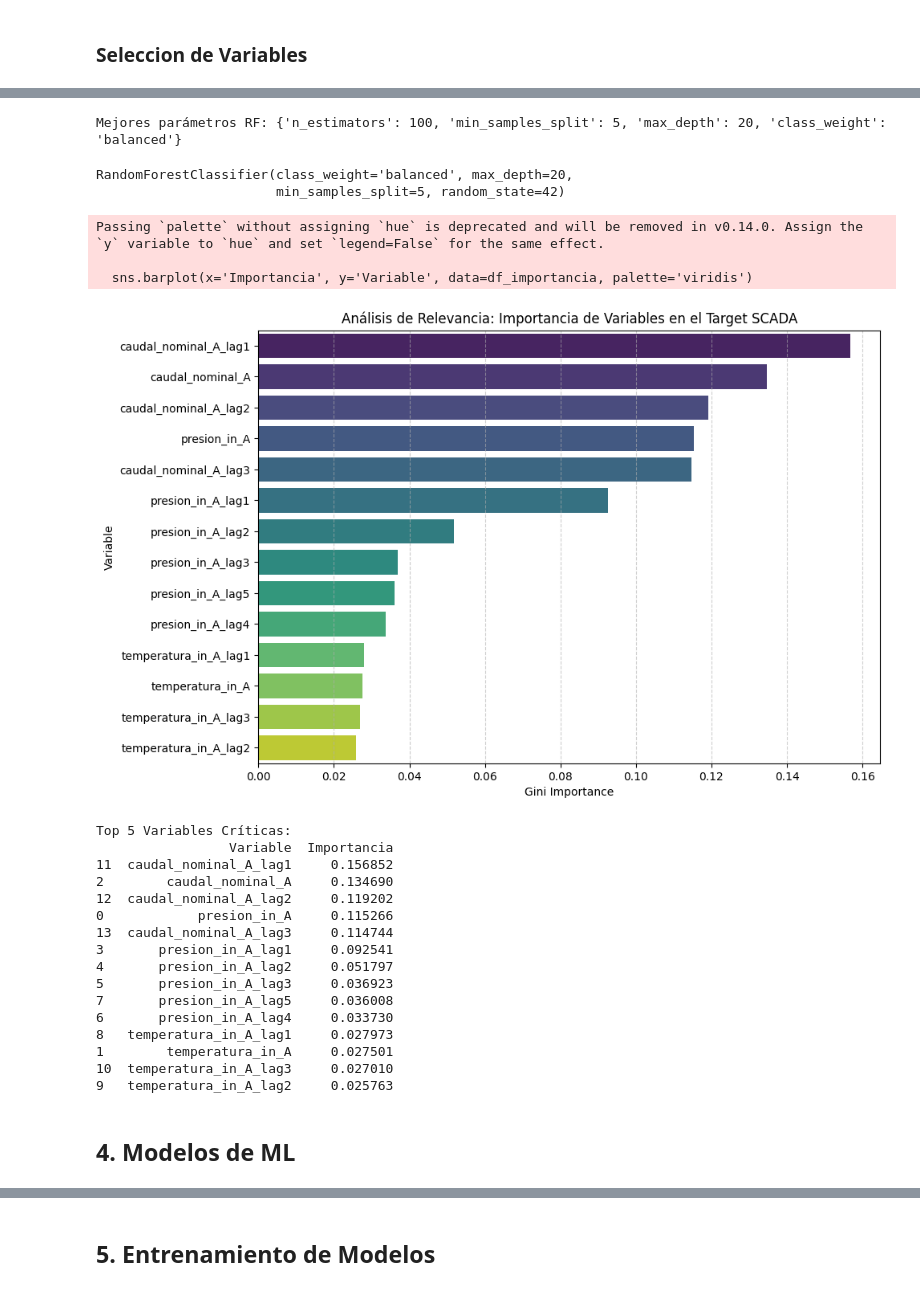
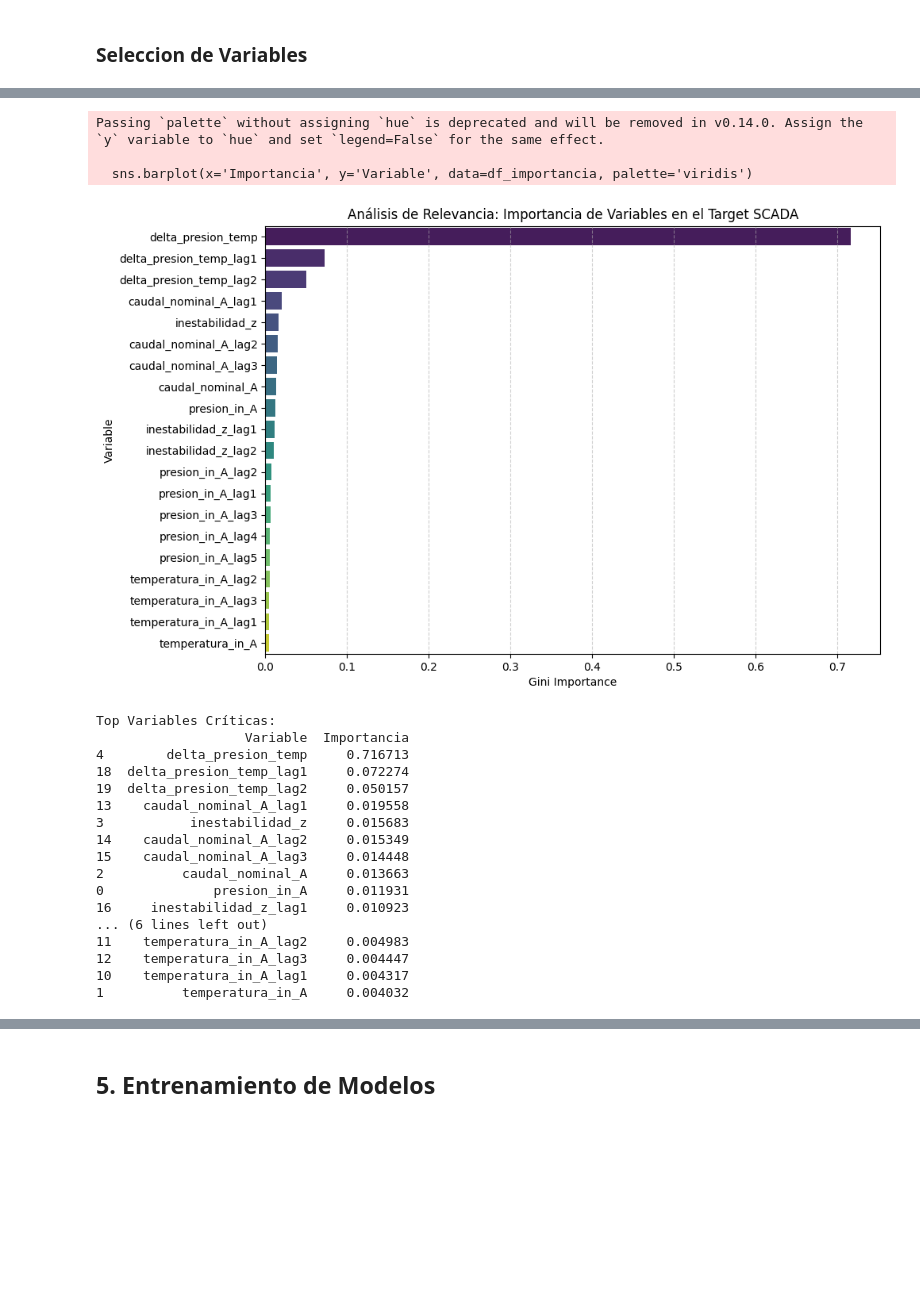
Before and after one commit to BryanInche/27.tfm_enagas_ia, a Jupyter notebook: notebooks/04_Modelado_Supervisado.ipynb, the cells around one changed output, grey strips where cells are left out. Saved outputs shown, nothing was run; the diff lists cells and outputs as text; code cells hidden in the pictures; blank space fills up the shorter version.

```diff
--- a/notebooks/04_Modelado_Supervisado.ipynb
+++ b/notebooks/04_Modelado_Supervisado.ipynb
@@ -151,20 +125,22 @@ import matplotlib.pyplot as plt
 # Esto hace que el intervalo de confianza sea ~0.06, perfectamente visible.
 df_sample = df.tail(1000)
 
-variables_fisicas = ['presion_in_A', 'temperatura_in_A', 'caudal_nominal_A']
-fig, axes = plt.subplots(nrows=3, ncols=2, figsize=(16, 14))
+variables_fisicas = ['presion_in_A', 'temperatura_in_A', 'caudal_nominal_A',
+                     'inestabilidad_z', 'delta_presion_temp']
+
+fig, axes = plt.subplots(nrows=5, ncols=2, figsize=(16, 14))
 
 for i, var in enumerate(variables_fisicas):
     # Gráfico ACF
     sm.graphics.tsa.plot_acf(df_sample[var], lags=20, ax=axes[i, 0],
                              alpha=0.05, # Nivel de confianza 95%
-                             title=f'ACF (Memoria Total) - {var}')
+                             title=f'ACF - {var}')
 
     # Gráfico PACF
     sm.graphics.tsa.plot_pacf(df_sample[var], lags=20, ax=axes[i, 1],
                               alpha=0.05,
                               method='ywm',
-                              title=f'PACF (Info. Nueva) - {var}')
+                              title=f'PACF  - {var}')
 
     # Etiquetas de ejes
     axes[i, 0].set_ylabel('Correlación')
@@ -181,9 +157,11 @@ plt.show()
 # 2. CREACIÓN DE LAGS (SLIDING WINDOW) PERSONALIZADOS
 # Definimos cuántos lags queremos para cada variable según el PACF
 lags_personalizados = {
-    'presion_in_A': 5,
-    'temperatura_in_A': 3,
-    'caudal_nominal_A': 3
+    'presion_in_A': 5,            # Mantiene inercia fuerte hasta lag 5
+    'temperatura_in_A': 3,        # Estabiliza después del lag 2-3
+    'caudal_nominal_A': 3,        # Estabiliza después del lag 2-3
+    'inestabilidad_z': 2,         # NUEVO: Captura persistencia del síntoma físico
+    'delta_presion_temp': 2       # NUEVO: Captura la inercia de la relación termodinámica
 }
 
 df_supervisado = df.copy()
@@ -239,7 +198,9 @@ import seaborn as sns
 import matplotlib.pyplot as plt
 
 # --- 1. PREPARACIÓN DE VARIABLES ---
-columnas_fisicas = ['presion_in_A', 'temperatura_in_A', 'caudal_nominal_A']
+columnas_fisicas = ['presion_in_A', 'temperatura_in_A', 'caudal_nominal_A',
+                     'inestabilidad_z', 'delta_presion_temp']
+
 features = columnas_fisicas + [col for col in df_supervisado.columns if 'lag' in col]
 X = df_supervisado[features]
 y = df_supervisado['is_scada_anomaly']
@@ -272,60 +233,53 @@ array([[ 0.50046743,  0.53567085, -0.6872606 , ..., -0.52363341,
-# %%
-tuning_rf(X_train_scaled, y_train)
-# %% [output]
-Mejores parámetros RF: {'n_estimators': 100, 'min_samples_split': 5, 'max_depth': 20, 'class_weight': 'balanced'}
-RandomForestClassifier(class_weight='balanced', max_depth=20,
-                       min_samples_split=5, random_state=42)
 # %%
 # --- 3. DIAGNÓSTICO INDEPENDIENTE DE RELEVANCIA (Feature Importance) ---
 # Usamos el X_train original (sin escalar) para que las etiquetas de las gráficas
 # sean legibles, ya que RF no requiere escalado.
 selector_diagnostico = RandomForestClassifier(
-    n_estimators=100,
+    n_estimators=200,
     max_depth=20,
-    min_samples_split=5,
+    min_samples_split=2,
     random_state=42,
     class_weight='balanced',
     n_jobs=-1
 )
 selector_diagnostico.fit(X_train_scaled, y_train)
 
 # Extracción de resultados
 df_importancia = pd.DataFrame({
     'Variable': features,
     'Importancia': selector_diagnostico.feature_importances_
 }).sort_values(by='Importancia', ascending=False)
 
 # --- 4. VISUALIZACIÓN DE RESULTADOS ---
 plt.figure(figsize=(10, 7))
 sns.barplot(x='Importancia', y='Variable', data=df_importancia, palette='viridis')
 plt.title("Análisis de Relevancia: Importancia de Variables en el Target SCADA")
 plt.xlabel("Gini Importance")
 plt.grid(axis='x', linestyle='--', alpha=0.6)
 plt.show()
 
-# Imprimir el top 5 para tu análisis en el texto del TFM
+# Imprimir Variables para tu análisis en el texto del TFM
 print("Top Variables Críticas:")
 print(df_importancia)
 # %% [output]
 Passing `palette` without assigning `hue` is deprecated and will be removed in v0.14.0. Assign the `y` variable to `hue` and set `legend=False` for the same effect.
 
   sns.barplot(x='Importancia', y='Variable', data=df_importancia, palette='viridis')
-[figure, old version]
+[figure, new version]
-Top 5 Variables Críticas:
-                 Variable  Importancia
-11  caudal_nominal_A_lag1     0.156852
-2        caudal_nominal_A     0.134690
-12  caudal_nominal_A_lag2     0.119202
-0            presion_in_A     0.115266
-13  caudal_nominal_A_lag3     0.114744
-3       presion_in_A_lag1     0.092541
-4       presion_in_A_lag2     0.051797
-5       presion_in_A_lag3     0.036923
-7       presion_in_A_lag5     0.036008
-6       presion_in_A_lag4     0.033730
-8   temperatura_in_A_lag1     0.027973
-1        temperatura_in_A     0.027501
-10  temperatura_in_A_lag3     0.027010
-9   temperatura_in_A_lag2     0.025763
+Top Variables Críticas:
+                   Variable  Importancia
+4        delta_presion_temp     0.716713
+18  delta_presion_temp_lag1     0.072274
+19  delta_presion_temp_lag2     0.050157
+13    caudal_nominal_A_lag1     0.019558
+3           inestabilidad_z     0.015683
+14    caudal_nominal_A_lag2     0.015349
+15    caudal_nominal_A_lag3     0.014448
+2          caudal_nominal_A     0.013663
+0              presion_in_A     0.011931
+16     inestabilidad_z_lag1     0.010923
+... (6 lines left out)
+11    temperatura_in_A_lag2     0.004983
+12    temperatura_in_A_lag3     0.004447
+10    temperatura_in_A_lag1     0.004317
+1          temperatura_in_A     0.004032
-# %% [markdown]
-## 4. Modelos de ML
```
Also changed, not shown: parts of 39 cells of this notebook, 3 other files.
